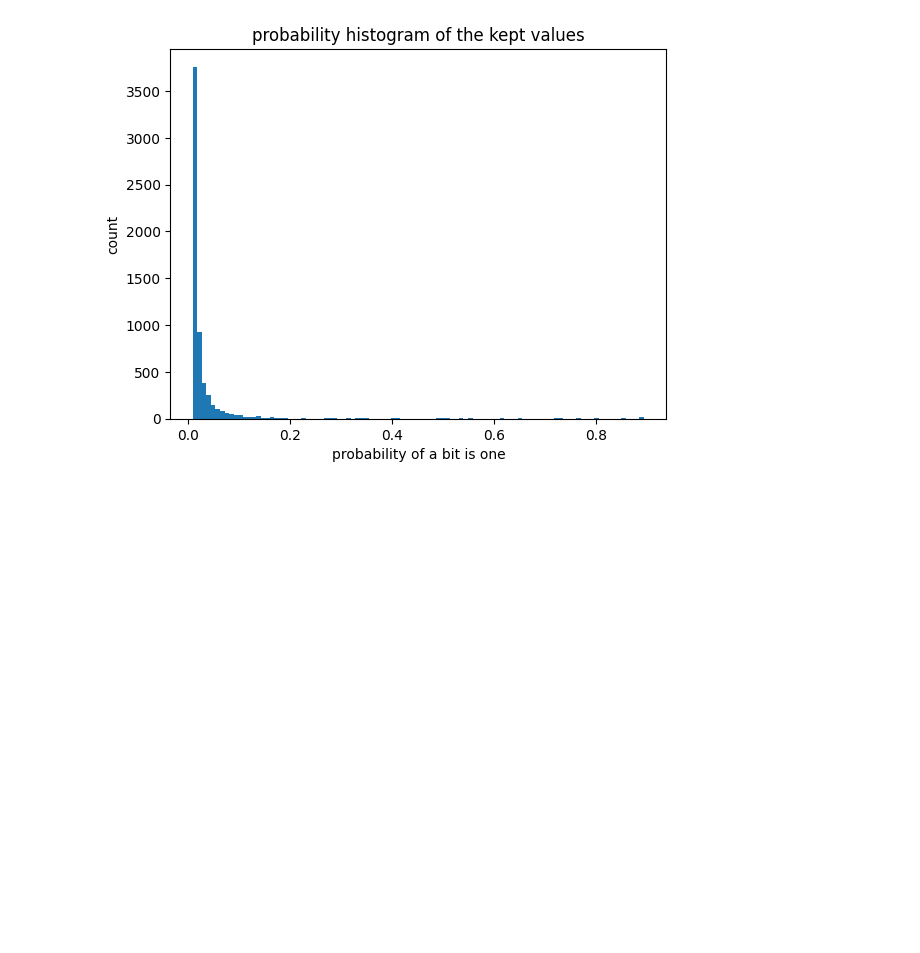
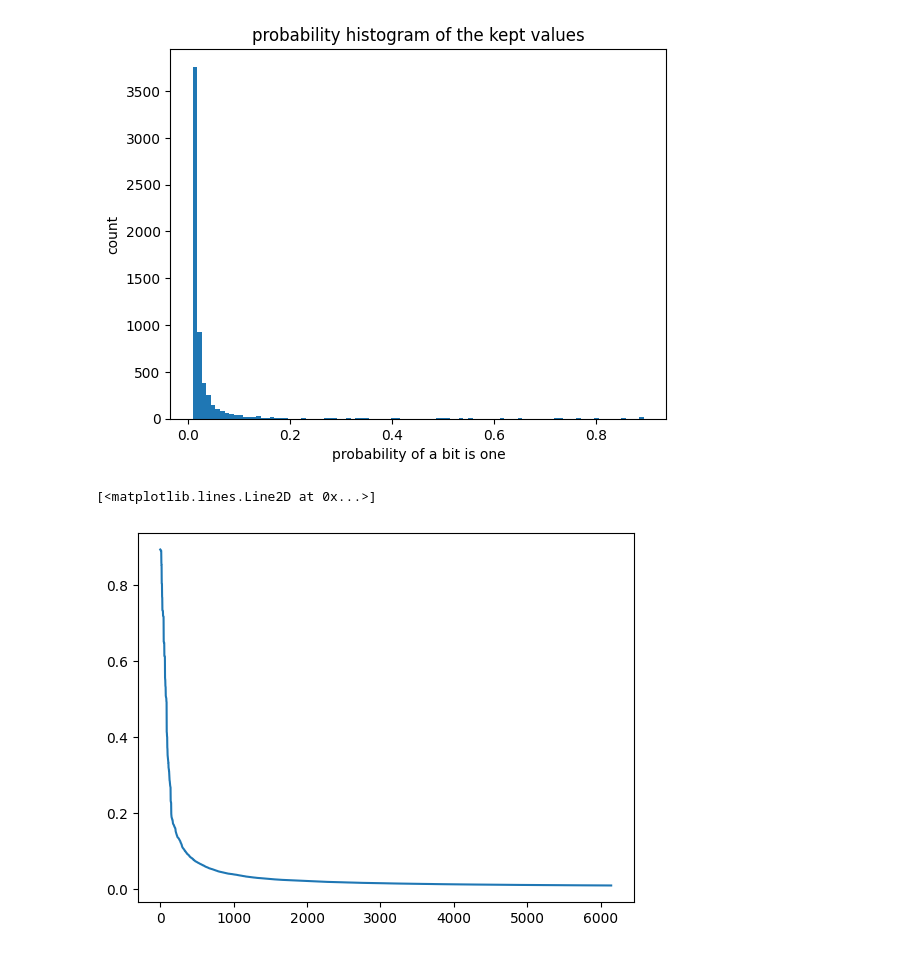
Before and after one commit to xwd0418/Spectre, a Jupyter notebook: notebooks/dataset_building/wangdong_inspect_current_6144r2_fp.ipynb, the cells around one changed output. Drawn from its saved outputs; the diff is of its cells as text; code cells hidden in the pictures; blank space fills up the shorter version.

```diff
--- a/notebooks/dataset_building/wangdong_inspect_current_6144r2_fp.ipynb
+++ b/notebooks/dataset_building/wangdong_inspect_current_6144r2_fp.ipynb
@@ -168,11 +168,20 @@ reduced_r0_to_r4_count.min(), reduced_r0_to_r4_count.max()
 # %% [output]
 (1041.0, 98059.0)
 # %%
-prob = reduced_r0_to_r4_count/len(smile)
-plt.hist(prob, bins=100)
+prob_r0r4_reduced_FP = reduced_r0_to_r4_count/len(smile)
+plt.hist(prob_r0r4_reduced_FP, bins=100)
 plt.title("probability histogram of the kept values")
 plt.xlabel("probability of a bit is one")
 plt.ylabel("count")
 # %% [output]
 Text(0, 0.5, 'count')
 [figure]
+# %%
+sorted_indices = np.argsort(prob_r0r4_reduced_FP)[::-1]
+# %%
+
+plt.plot(prob_r0r4_reduced_FP[sorted_indices])
+plt.title("sorted probability of activation in the ")
+# %% [output]
+[<matplotlib.lines.Line2D at 0x...>]
+[figure, added]
```
Also changed, not shown: 4 other files.
